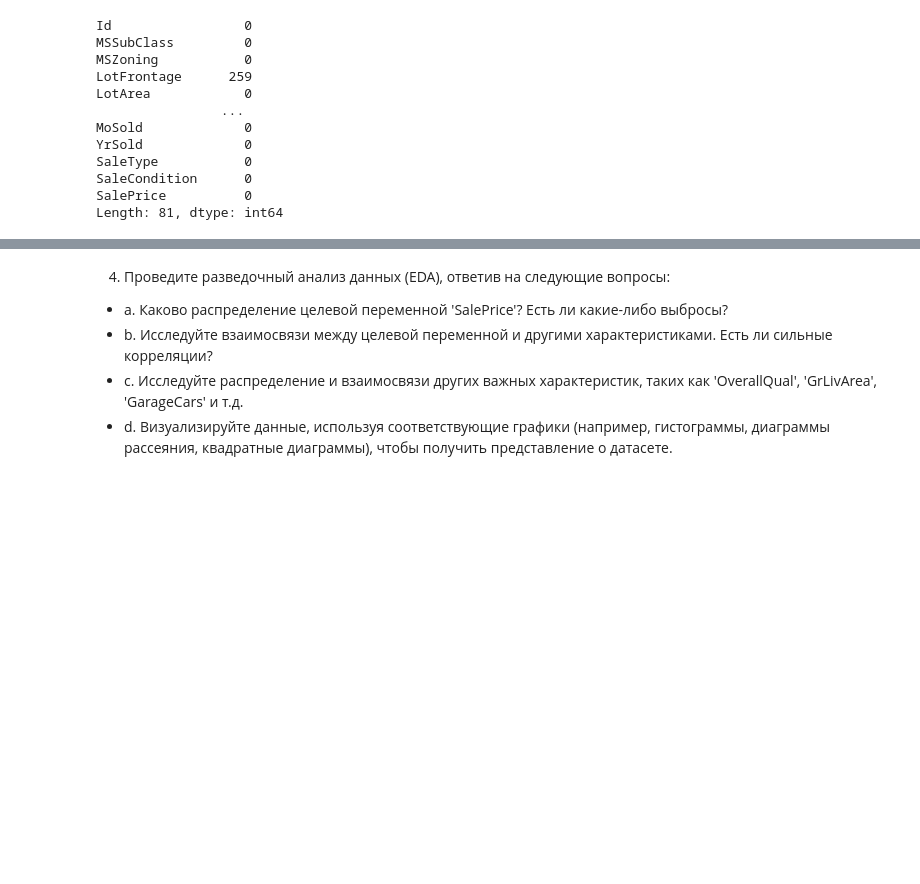
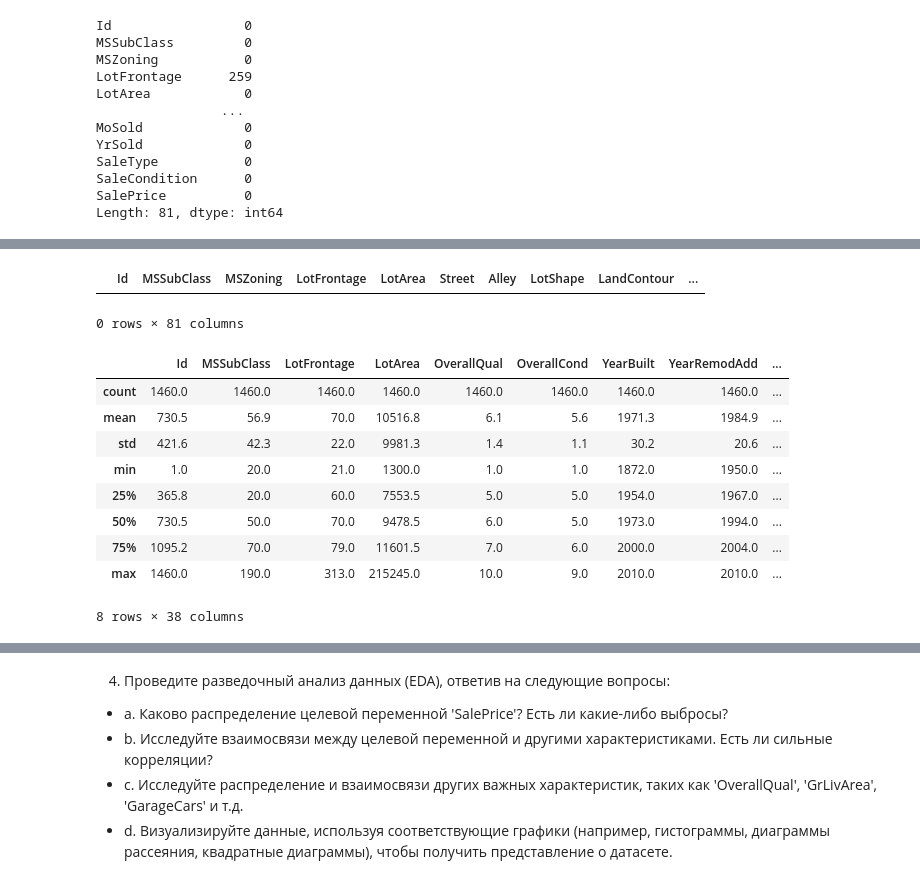
Before and after one commit to Ritorta/Data_collection_and_markup, a Jupyter notebook: Work#8/W8T1.ipynb, the cells around one changed output, grey strips where cells are left out. Cells and saved outputs as stored; diff of their text form; code cells hidden in the pictures; blank space fills up the shorter version.

```diff
--- a/Work#8/W8T1.ipynb
+++ b/Work#8/W8T1.ipynb
@@ -99,0 +369,5 @@ duplicates_df
+# %%
+# Заполняем пустые значения средними значениями
+df['GarageYrBlt'] = df['GarageYrBlt'].fillna(df['GarageYrBlt'].mean())
+# Проверяем
+df['GarageYrBlt'].unique()
@@ -99,0 +453,7 @@ duplicates_df
+# %%
+# Дополнительная проверка на дубликаты, дубликатов нет.
+duplicates_df = df[duplicates]
+duplicates_df
+# %% [output]
+|  | Id | MSSubClass | MSZoning | LotFrontage | LotArea | Street | Alley | LotShape | LandContour | ... |
+0 rows × 81 columns
@@ -99,0 +464,14 @@ duplicates_df
+# %%
+# Просматриваем все числовые столбцы
+df.describe().round(1)
+# %% [output]
+|  | Id | MSSubClass | LotFrontage | LotArea | OverallQual | OverallCond | YearBuilt | YearRemodAdd | ... |
+| count | 1460.0 | 1460.0 | 1460.0 | 1460.0 | 1460.0 | 1460.0 | 1460.0 | 1460.0 | ... |
+| mean | 730.5 | 56.9 | 70.0 | 10516.8 | 6.1 | 5.6 | 1971.3 | 1984.9 | ... |
+| std | 421.6 | 42.3 | 22.0 | 9981.3 | 1.4 | 1.1 | 30.2 | 20.6 | ... |
+| min | 1.0 | 20.0 | 21.0 | 1300.0 | 1.0 | 1.0 | 1872.0 | 1950.0 | ... |
+| 25% | 365.8 | 20.0 | 60.0 | 7553.5 | 5.0 | 5.0 | 1954.0 | 1967.0 | ... |
+| 50% | 730.5 | 50.0 | 70.0 | 9478.5 | 6.0 | 5.0 | 1973.0 | 1994.0 | ... |
+| 75% | 1095.2 | 70.0 | 79.0 | 11601.5 | 7.0 | 6.0 | 2000.0 | 2004.0 | ... |
+| max | 1460.0 | 190.0 | 313.0 | 215245.0 | 10.0 | 9.0 | 2010.0 | 2010.0 | ... |
+8 rows × 38 columns
```
Also changed, not shown: parts of 41 cells of this notebook.
